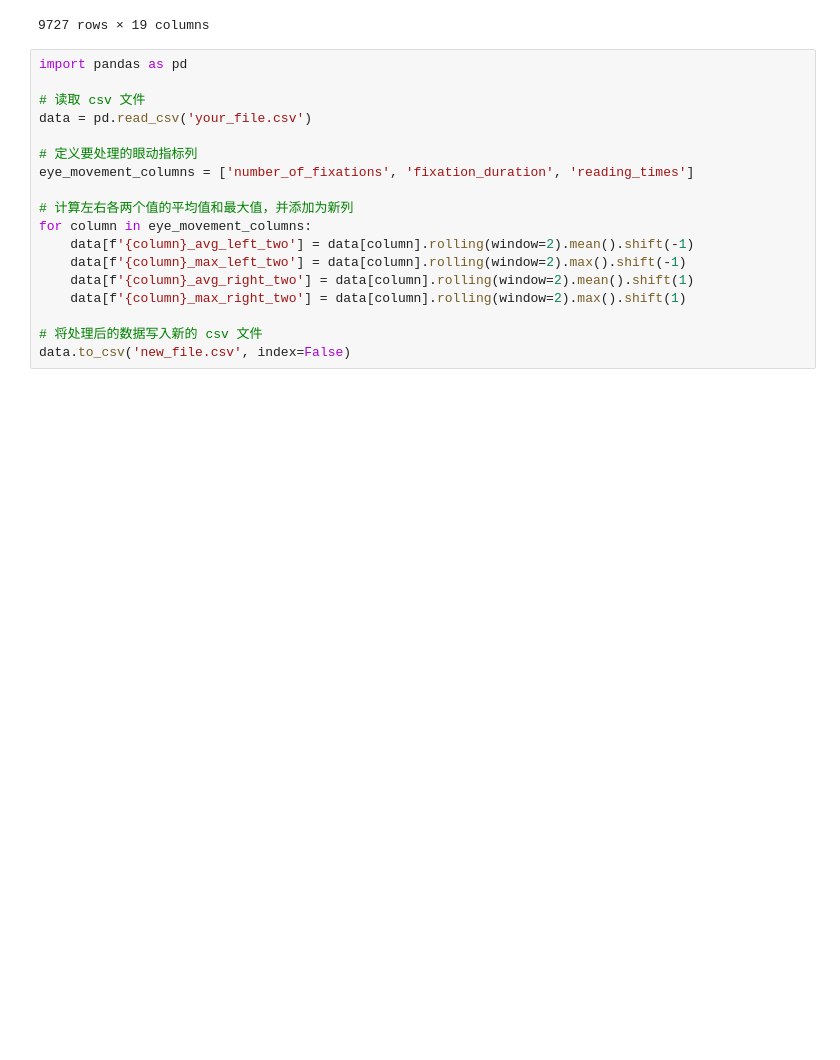
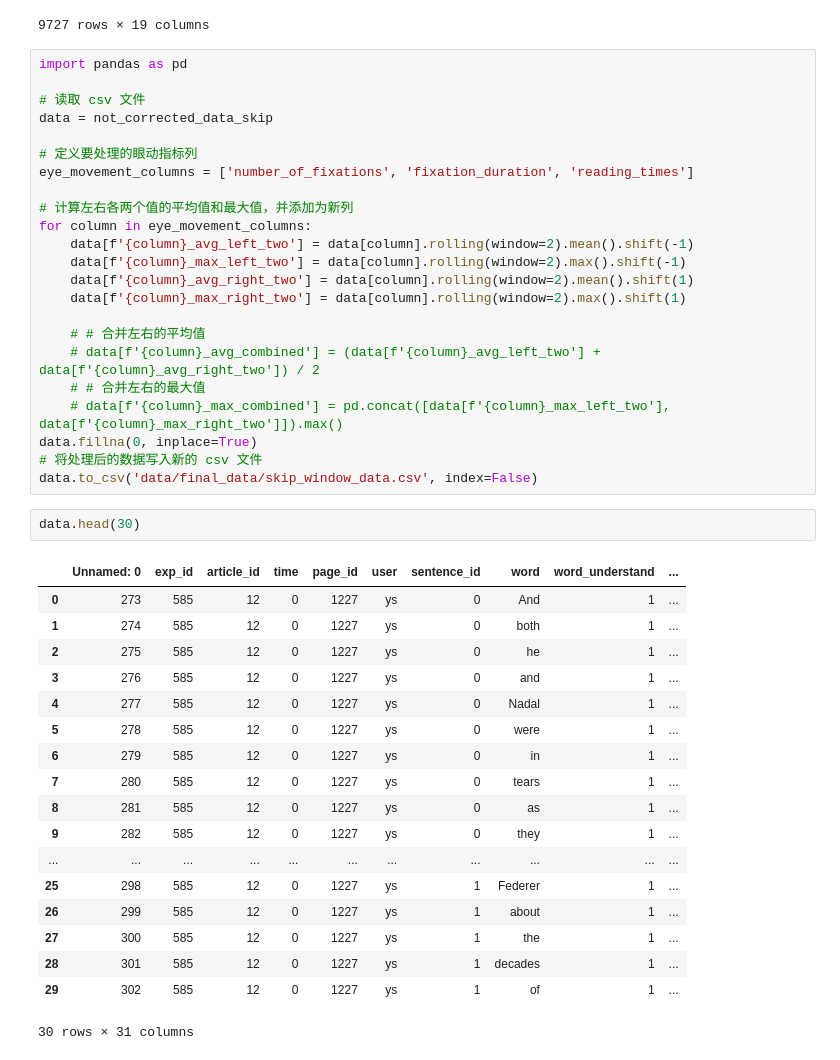
Before and after one commit to WhiteBlacken/eye_algorithm, a Jupyter notebook: local_feature_final.ipynb, the cells around one changed output. Drawn from its saved outputs; the diff is of its cells as text; blank space fills up the shorter version.

```diff
--- a/local_feature_final.ipynb
+++ b/local_feature_final.ipynb
@@ -20,7 +20,7 @@ not_corrected_data_skip
 import pandas as pd
 
 # 读取 csv 文件
-data = pd.read_csv('your_file.csv')
+data = not_corrected_data_skip
 
 # 定义要处理的眼动指标列
 eye_movement_columns = ['number_of_fixations', 'fixation_duration', 'reading_times']
@@ -32,5 +32,31 @@ for column in eye_movement_columns:
     data[f'{column}_avg_right_two'] = data[column].rolling(window=2).mean().shift(1)
     data[f'{column}_max_right_two'] = data[column].rolling(window=2).max().shift(1)
 
+    # # 合并左右的平均值
+    # data[f'{column}_avg_combined'] = (data[f'{column}_avg_left_two'] + data[f'{column}_avg_right_two']) / 2
+    # # 合并左右的最大值
+    # data[f'{column}_max_combined'] = pd.concat([data[f'{column}_max_left_two'], data[f'{column}_max_right_two']]).max()
+data.fillna(0, inplace=True)
 # 将处理后的数据写入新的 csv 文件
-data.to_csv('new_file.csv', index=False)
+data.to_csv('data/final_data/skip_window_data.csv', index=False)
+# %%
+data.head(30)
+# %% [output]
+|  | Unnamed: 0 | exp_id | article_id | time | page_id | user | sentence_id | word | word_understand | ... |
+| 0 | 273 | 585 | 12 | 0 | 1227 | ys | 0 | And | 1 | ... |
+| 1 | 274 | 585 | 12 | 0 | 1227 | ys | 0 | both | 1 | ... |
+| 2 | 275 | 585 | 12 | 0 | 1227 | ys | 0 | he | 1 | ... |
+| 3 | 276 | 585 | 12 | 0 | 1227 | ys | 0 | and | 1 | ... |
+| 4 | 277 | 585 | 12 | 0 | 1227 | ys | 0 | Nadal | 1 | ... |
+| 5 | 278 | 585 | 12 | 0 | 1227 | ys | 0 | were | 1 | ... |
+| 6 | 279 | 585 | 12 | 0 | 1227 | ys | 0 | in | 1 | ... |
+| 7 | 280 | 585 | 12 | 0 | 1227 | ys | 0 | tears | 1 | ... |
+| 8 | 281 | 585 | 12 | 0 | 1227 | ys | 0 | as | 1 | ... |
+| 9 | 282 | 585 | 12 | 0 | 1227 | ys | 0 | they | 1 | ... |
+| ... | ... | ... | ... | ... | ... | ... | ... | ... | ... | ... |
+| 25 | 298 | 585 | 12 | 0 | 1227 | ys | 1 | Federer | 1 | ... |
+| 26 | 299 | 585 | 12 | 0 | 1227 | ys | 1 | about | 1 | ... |
+| 27 | 300 | 585 | 12 | 0 | 1227 | ys | 1 | the | 1 | ... |
+| 28 | 301 | 585 | 12 | 0 | 1227 | ys | 1 | decades | 1 | ... |
+| 29 | 302 | 585 | 12 | 0 | 1227 | ys | 1 | of | 1 | ... |
+30 rows × 31 columns
```
